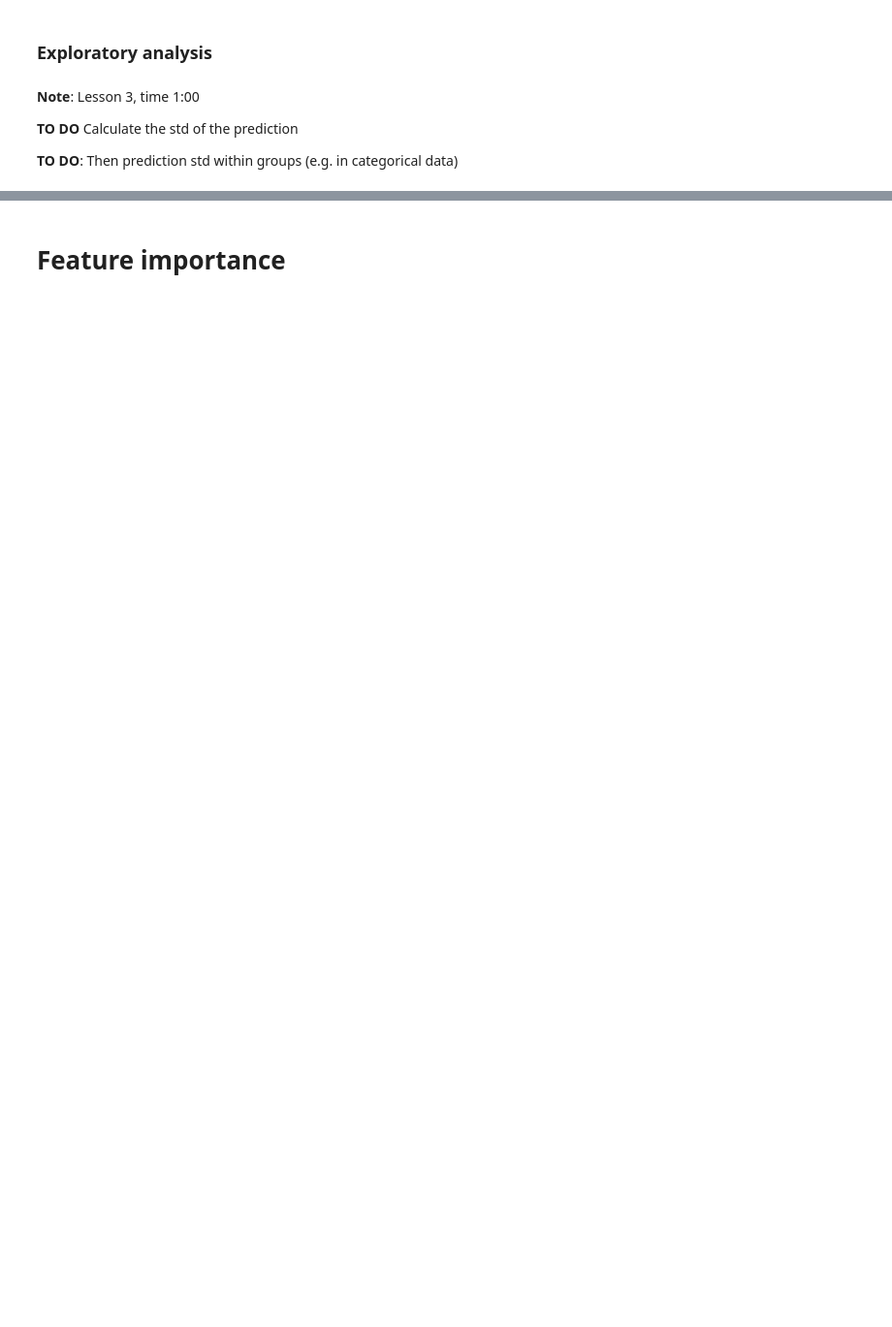
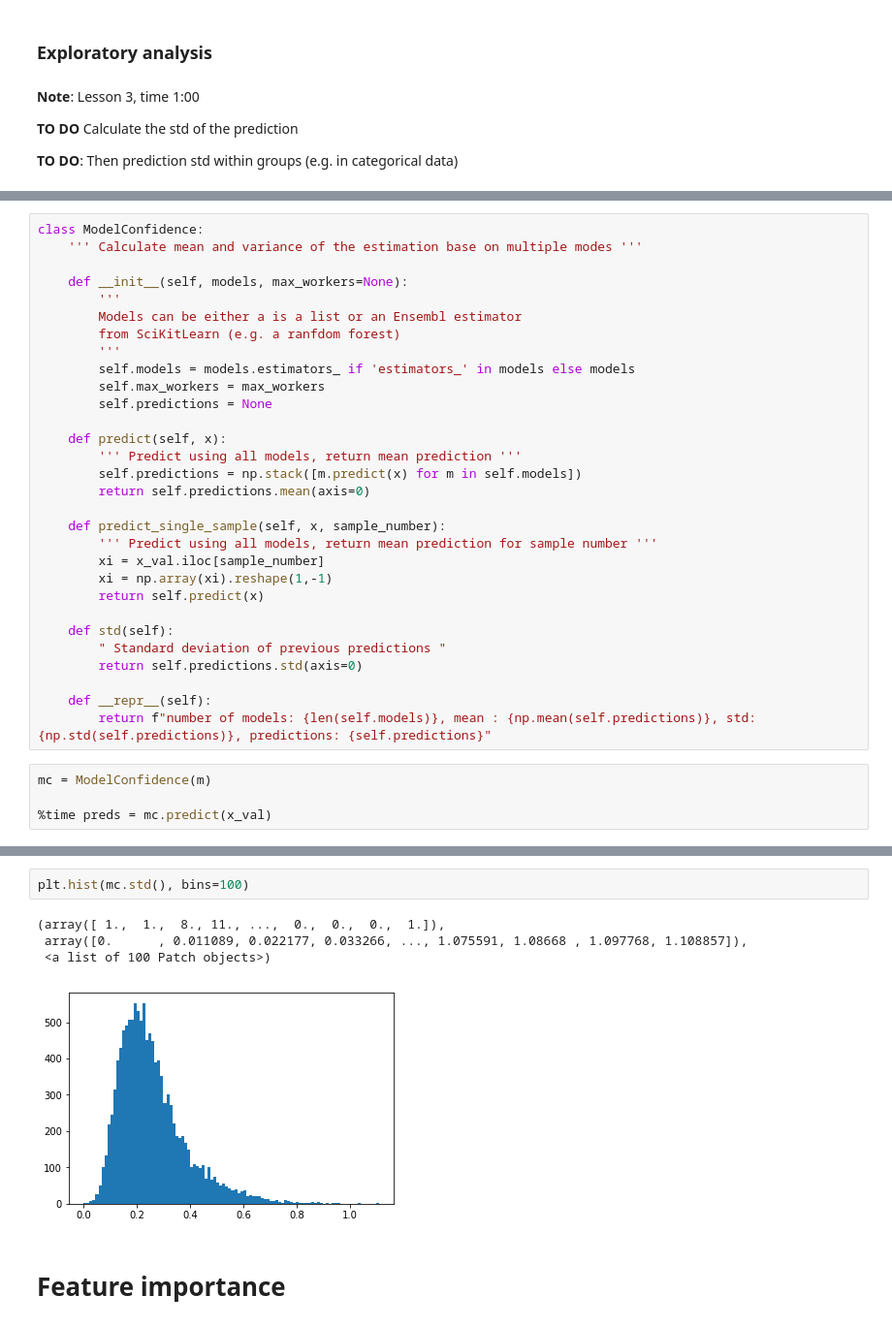
Before and after one commit to pcingola/NeuralNets, a Jupyter notebook: ml/randomForest/Bulldozer.ipynb, the cells around one changed output, grey strips where cells are left out. Shown at 97% size. Drawn from its saved outputs; the diff is of its cells as text; blank space fills up the shorter version.

```diff
--- a/ml/randomForest/Bulldozer.ipynb
+++ b/ml/randomForest/Bulldozer.ipynb
@@ -368,0 +364,34 @@ df_raw.Enclosure.astype('category').cat.as_ordered().value_counts().plot.barh()
+# %%
+class ModelConfidence:
+    ''' Calculate mean and variance of the estimation base on multiple modes '''
+
+    def __init__(self, models, max_workers=None):
+        '''
+        Models can be either a is a list or an Ensembl estimator
+        from SciKitLearn (e.g. a ranfdom forest)
+        '''
+        self.models = models.estimators_ if 'estimators_' in models else models
+        self.max_workers = max_workers
+        self.predictions = None
+
+    def predict(self, x):
+        ''' Predict using all models, return mean prediction '''
+        self.predictions = np.stack([m.predict(x) for m in self.models])
+        return self.predictions.mean(axis=0)
+
+    def predict_single_sample(self, x, sample_number):
+        ''' Predict using all models, return mean prediction for sample number '''
+        xi = x_val.iloc[sample_number]
+        xi = np.array(xi).reshape(1,-1)
+        return self.predict(x)
+
+    def std(self):
+        " Standard deviation of previous predictions "
+        return self.predictions.std(axis=0)
+
+    def __repr__(self):
+        return f"number of models: {len(self.models)}, mean : {np.mean(self.predictions)}, std: {np.std(self.predictions)}, predictions: {self.predictions}"
+# %%
+mc = ModelConfidence(m)
+
+%time preds = mc.predict(x_val)
@@ -369,2 +408,9 @@ df_raw.Enclosure.astype('category').cat.as_ordered().value_counts().plot.barh()
+# %%
+plt.hist(mc.std(), bins=100)
+# %% [output]
+(array([ 1.,  1.,  8., 11., ...,  0.,  0.,  0.,  1.]),
+ array([0.      , 0.011089, 0.022177, 0.033266, ..., 1.075591, 1.08668 , 1.097768, 1.108857]),
+ <a list of 100 Patch objects>)
+[figure, added]
 # %% [markdown]
 # Feature importance
```
Also changed, not shown: parts of 18 cells of this notebook.
